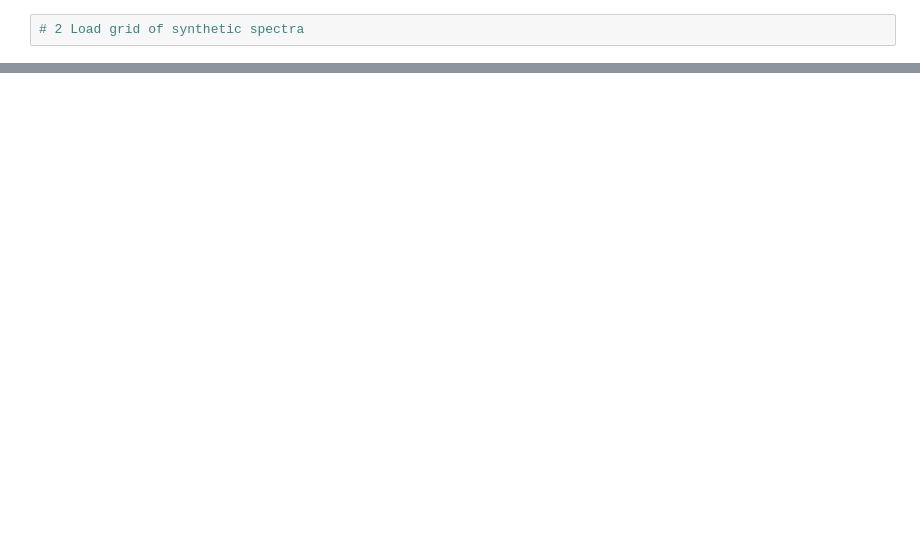
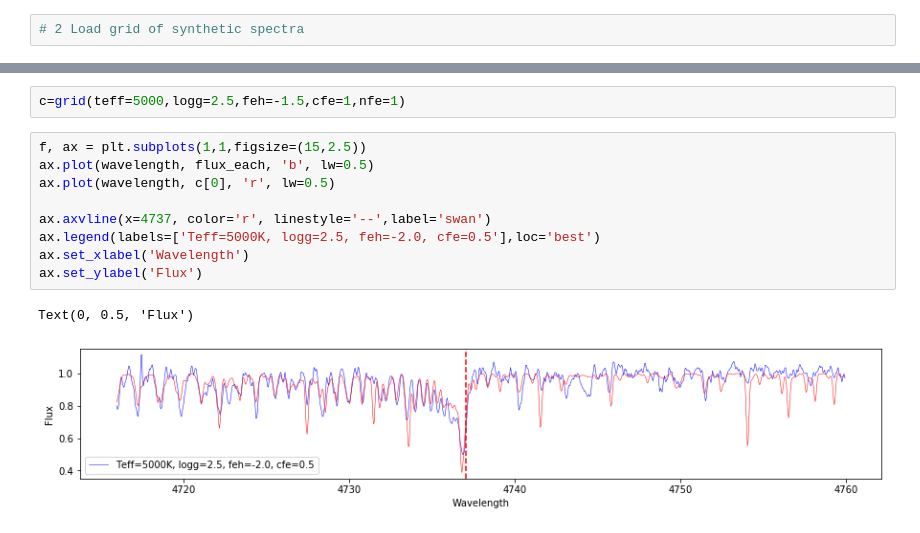
Before and after one commit to zhangxunaoc/GALAH-Carbon, a Jupyter notebook: GALAH_carbon_abundance_fitting.ipynb, the cells around one changed output, grey strips where cells are left out. Saved outputs shown, nothing was run; the diff lists cells and outputs as text; blank space fills up the shorter version.

```diff
--- a/GALAH_carbon_abundance_fitting.ipynb
+++ b/GALAH_carbon_abundance_fitting.ipynb
@@ -526,0 +592,14 @@ fig = plt.gcf()
+# %%
+c=grid(teff=5000,logg=2.5,feh=-1.5,cfe=1,nfe=1)
+# %%
+f, ax = plt.subplots(1,1,figsize=(15,2.5))
+ax.plot(wavelength, flux_each, 'b', lw=0.5)
+ax.plot(wavelength, c[0], 'r', lw=0.5)
+
+ax.axvline(x=4737, color='r', linestyle='--',label='swan')
+ax.legend(labels=['Teff=5000K, logg=2.5, feh=-2.0, cfe=0.5'],loc='best')
+ax.set_xlabel('Wavelength')
+ax.set_ylabel('Flux')
+# %% [output]
+Text(0, 0.5, 'Flux')
+[figure, added]
```
Also changed, not shown: parts of 24 cells of this notebook.
